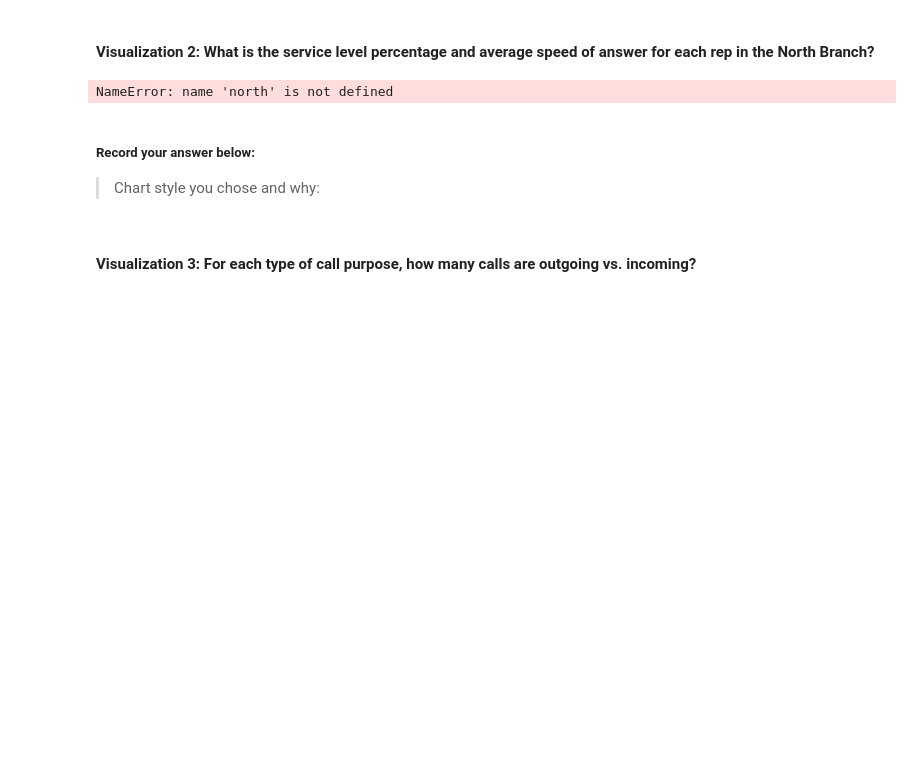
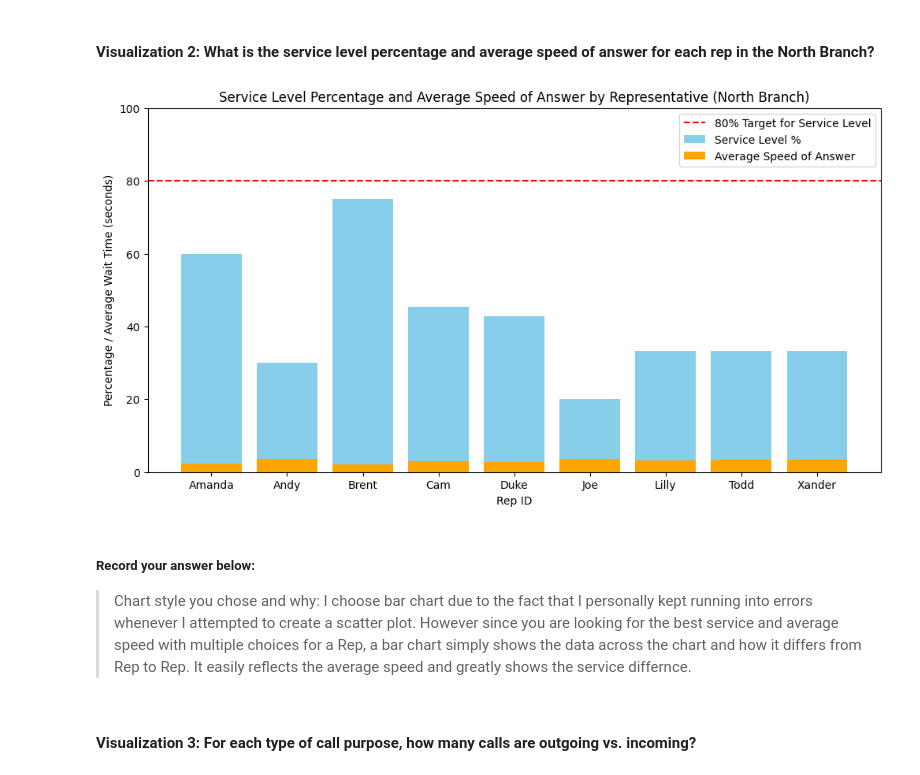
Before and after one commit to Zeal-G/call-center-cleanup-assignment, a Jupyter notebook: Call_Center_Cleanup.ipynb, the cells around one changed output. Drawn from its saved outputs; the diff is of its cells as text; code cells hidden in the pictures; blank space fills up the shorter version.

Commit message:
call_center_graded

```diff
--- a/Call_Center_Cleanup.ipynb
+++ b/Call_Center_Cleanup.ipynb
@@ -383,35 +461,53 @@ NameError: name 'df' is not defined
 # %%
 # Create visualization 2 here
 # north_plt contains the data you need for the average speed of answer of each rep
-
-north_plt = north.groupby("Rep ID")["Incoming Wait Time"].mean().to_frame().reset_index()
+average_wait_time = north_df.groupby("Rep ID")["Incoming Wait Time"].mean().to_frame().reset_index()
 
 # Finding each Rep's Personal Service Level Percentage.  Basically, Calls within 2 secs / total calls
 
 # Table 1: Total Incoming calls less than 2 seconds grouped by Rep
-quick_calls = north[north["Incoming Wait Time"] <= 2.0]
+quick_calls = north_df[north_df["Incoming Wait Time"] <= 2.0]
 quick_reps = quick_calls[["Rep ID", "Calls"]]
-quick_stats = quick_reps.groupby(["Rep ID"]).sum()  # Final Table
-
+quick_stats = quick_reps.groupby(["Rep ID"]).sum().reset_index()  # Final Table
 
 # Table 2: Total Incoming Calls Only grouped by Rep
-total_calls_in = north[north["Incoming or Outgoing"] == "Incoming"]
+total_calls_in = north_df[north_df["Incoming or Outgoing"] == "Incoming"]
 rep_calls = total_calls_in[["Rep ID", "Calls"]]
-total_stats = rep_calls.groupby(["Rep ID"]).sum() # Final Table
+total_stats = rep_calls.groupby(["Rep ID"]).sum().reset_index() # Final Table
 
 #  Table 3: Service Level Percentage created via merge
 service_level = pd.merge(quick_stats, total_stats, on="Rep ID")
 
 # Create Percentage Column in Table 3
 service_level["Service Level %"] = service_level["Calls_x"]/service_level["Calls_y"] * 100
 
 #Your Code Here:
+#combine them
+service_level = pd.merge(service_level, average_wait_time, on="Rep ID", suffixes=('', '_Average'))
+
+#Combined bc
+plt.figure(figsize=(12, 6))
+
+# Bar for Service Level Percentage
+plt.bar(service_level["Rep ID"], service_level["Service Level %"], color='skyblue', label='Service Level %')
+
+# Average Wait Time
+plt.bar(service_level["Rep ID"], service_level["Incoming Wait Time"], color='orange', label='Average Speed of Answer')
+
+# Adding titles and labels
+plt.title('Service Level Percentage and Average Speed of Answer by Representative (North Branch)')
+plt.xlabel('Rep ID')
+plt.ylabel('Percentage / Average Wait Time (seconds)')
+plt.ylim(0, 100)  # Adjust the limit based on your data
+plt.axhline(y=80, color='r', linestyle='--', label='80% Target for Service Level')  # Optional target line
+plt.legend()
+plt.show()
 # %% [output]
-NameError: name 'north' is not defined
+[figure, added]
 # %% [markdown]
 ##### Record your answer below:
 
-> Chart style you chose and why:
+> Chart style you chose and why: I choose bar chart due to the fact that I personally kept running into errors whenever I attempted to create a scatter plot. However since you are looking for the best service and average speed with multiple choices for a Rep, a bar chart simply shows the data across the chart and how it differs from Rep to Rep. It easily reflects the average speed and greatly shows the service differnce.
 # %% [markdown]
 #### Visualization 3: For each type of call purpose, how many calls are outgoing vs. incoming?
 # %%
```
Also changed, not shown: parts of 14 cells of this notebook.
